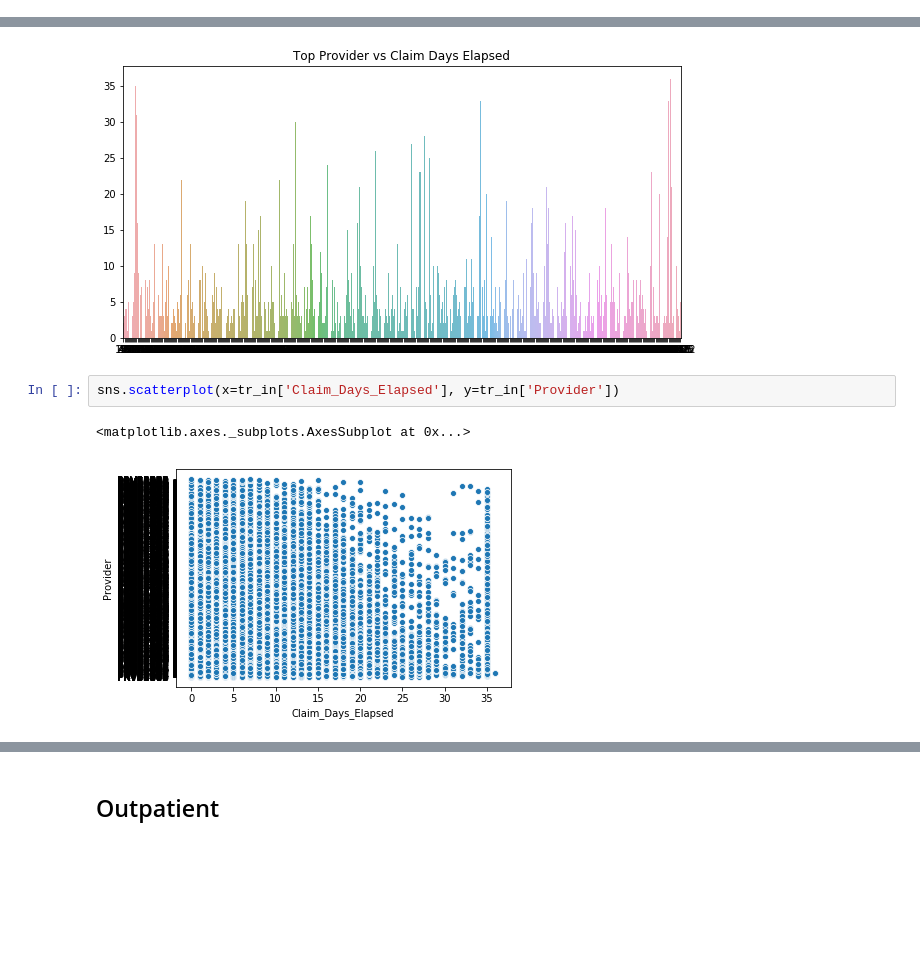
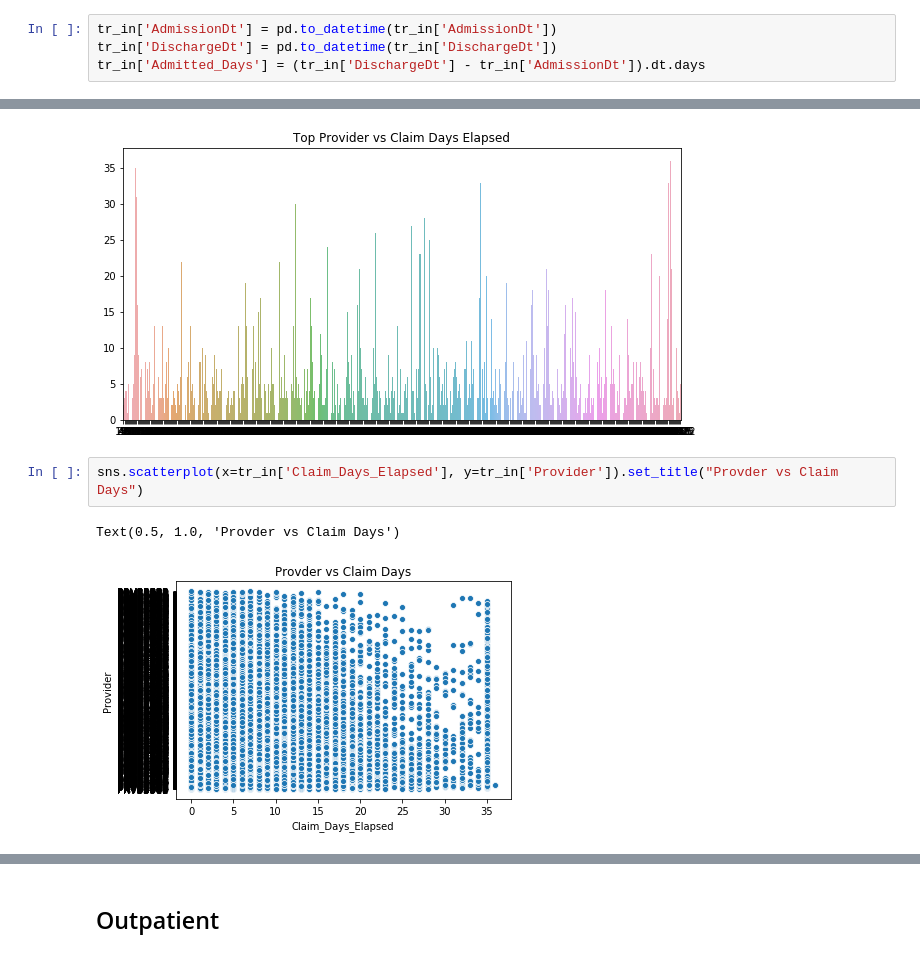
Before and after one commit to whohuhwhat/HC_Prov_Fraud, a Jupyter notebook: Inpt Outpt.ipynb, the cells around one changed output, grey strips where cells are left out. Cells and saved outputs as stored; diff of their text form; blank space fills up the shorter version.

```diff
--- a/Inpt Outpt.ipynb
+++ b/Inpt Outpt.ipynb
@@ -34,3 +33,7 @@ tr_in['Claim_Days_Elapsed'] = (tr_in['ClaimEndDt'] - tr_in['ClaimStartDt']).dt.d
+# %%
+tr_in['AdmissionDt'] = pd.to_datetime(tr_in['AdmissionDt'])
+tr_in['DischargeDt'] = pd.to_datetime(tr_in['DischargeDt'])
+tr_in['Admitted_Days'] = (tr_in['DischargeDt'] - tr_in['AdmissionDt']).dt.days
 # %%
 print(len(tr_in.columns))
 tr_in.columns
@@ -112,7 +116,7 @@ plt.title('Top Provider vs Claim Days Elapsed')
 Text(0.5, 1.0, 'Top Provider vs Claim Days Elapsed')
 [figure]
 # %%
-sns.scatterplot(x=tr_in['Claim_Days_Elapsed'], y=tr_in['Provider'])
+sns.scatterplot(x=tr_in['Claim_Days_Elapsed'], y=tr_in['Provider']).set_title("Provder vs Claim Days")
 # %% [output]
-<matplotlib.axes._subplots.AxesSubplot at 0x...>
+Text(0.5, 1.0, 'Provder vs Claim Days')
-[figure, old version]
+[figure, new version]
```
Also changed, not shown: parts of 12 cells of this notebook, 1 other file.
